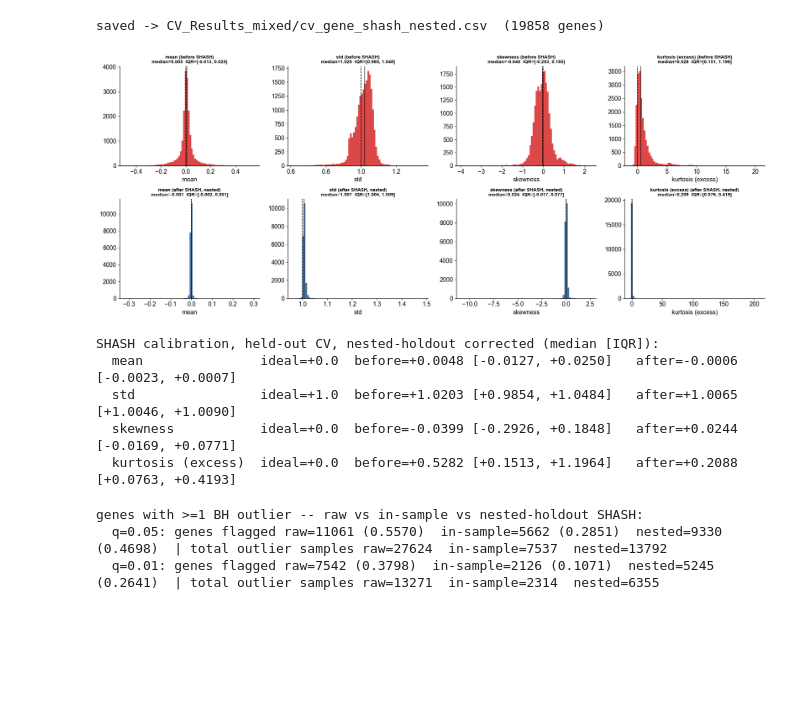
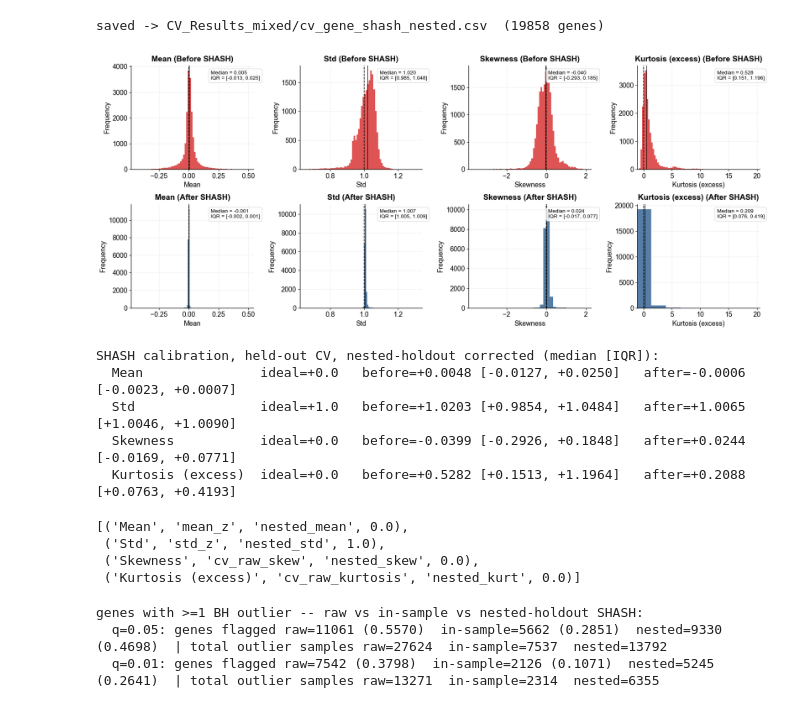
Before and after one commit to jmj3078/cfRNA_Disentaglement, a Jupyter notebook: MixedEffectsModeling/1_cv_analysis.ipynb, the cells around one changed output. Drawn from its saved outputs; the diff is of its cells as text; code cells hidden in the pictures; blank space fills up the shorter version.

```diff
--- a/MixedEffectsModeling/1_cv_analysis.ipynb
+++ b/MixedEffectsModeling/1_cv_analysis.ipynb
@@ -290,38 +338,72 @@ saved -> CV_Results_mixed/cv_gene_shash_nested.csv  (19858 genes)
 # %%
 cv2 = cv.merge(shn[['gene', 'ins_mean', 'ins_std', 'ins_skew', 'ins_kurt',
                     'nested_mean', 'nested_std', 'nested_skew', 'nested_kurt']], on='gene', how='left')
 
-metrics = [('mean', 'mean_z', 'nested_mean', 0.0),
-          ('std', 'std_z', 'nested_std', 1.0),
-          ('skewness', 'cv_raw_skew', 'nested_skew', 0.0),
-          ('kurtosis (excess)', 'cv_raw_kurtosis', 'nested_kurt', 0.0)]
+metrics = [
+    ('Mean', 'mean_z', 'nested_mean', 0.0),
+    ('Std', 'std_z', 'nested_std', 1.0),
+    ('Skewness', 'cv_raw_skew', 'nested_skew', 0.0),
+    ('Kurtosis (excess)', 'cv_raw_kurtosis', 'nested_kurt', 0.0)
+]
 
-fig, axes = plt.subplots(2, 4, figsize=(20, 8))
+fig, axes = plt.subplots(2, 4, figsize=(18, 7.5))
+
 for col, (lab, raw_c, corr_c, ideal) in enumerate(metrics):
-    for row, (c, title, color) in enumerate([(raw_c, f'{lab} (before SHASH)', '#d62828'),
-                                              (corr_c, f'{lab} (after SHASH, nested)', '#2b5c8f')]):
+    xlim = cv2[raw_c].dropna().quantile([0, 1]).values  # before-SHASH range, shared with after-SHASH panel
+    rows_info = [
+        (raw_c, f'{lab} (Before SHASH)', '#d62828'),
+        (corr_c, f'{lab} (After SHASH)', '#2b5c8f')
+    ]
+
+    for row, (c, title, color) in enumerate(rows_info):
         ax = axes[row, col]
         v = cv2[c].dropna()
-        ax.hist(v, bins=80, color=color, edgecolor='none', alpha=0.85)
+
+        ax.hist(v, bins=80, color=color, edgecolor='none', alpha=0.8)
         ax.axvline(ideal, color='black', linewidth=1.2, linestyle='--')
         ax.axvline(v.median(), color='black', linewidth=1.0)
-        ax.set_title(f'{title}\nmedian={v.median():.3f}  IQR=[{v.quantile(.25):.3f}, {v.quantile(.75):.3f}]',
-                    fontsize=10, fontweight='bold')
+        ax.set_xlim(xlim)
+
+        ax.set_title(title, fontweight='bold', pad=8)
         ax.set_xlabel(lab)
-plt.tight_layout(); plt.savefig(FIG / 'cv_shash_before_after.png', dpi=150, bbox_inches='tight'); plt.show()
+        ax.set_ylabel('Frequency')
+
+        med = v.median()
+        q25 = v.quantile(0.25)
+        q75 = v.quantile(0.75)
+        stats_text = f"Median = {med:.3f}\nIQR = [{q25:.3f}, {q75:.3f}]"
+        bbox_props = dict(boxstyle='round,pad=0.4', facecolor='white', alpha=0.85, edgecolor='#cccccc', linewidth=0.8)
+
+        ax.text(0.65, 0.95, stats_text, transform=ax.transAxes,
+                verticalalignment='top', horizontalalignment='left', bbox=bbox_props)
+
+        ax.spines['top'].set_visible(False)
+        ax.spines['right'].set_visible(False)
+        ax.grid(True, linestyle=':', alpha=0.4)
+
+plt.tight_layout()
+plt.savefig(FIG / 'cv_shash_before_after.png', dpi=300, bbox_inches='tight')
+plt.show()
 
 print('SHASH calibration, held-out CV, nested-holdout corrected (median [IQR]):')
 for lab, raw_c, corr_c, ideal in metrics:
     r, c = cv2[raw_c].dropna(), cv2[corr_c].dropna()
-    print(f'  {lab:18s} ideal={ideal:+.1f}  before={r.median():+.4f} [{r.quantile(.25):+.4f}, {r.quantile(.75):+.4f}]'
-         f'   after={c.median():+.4f} [{c.quantile(.25):+.4f}, {c.quantile(.75):+.4f}]')
+    print(f'  {lab:18s} ideal={ideal:+.1f}   before={r.median():+.4f} [{r.quantile(.25):+.4f}, {r.quantile(.75):+.4f}]'
+          f'   after={c.median():+.4f} [{c.quantile(.25):+.4f}, {c.quantile(.75):+.4f}]')
 # %% [output]
-[figure, old version]
+[figure, new version]
 SHASH calibration, held-out CV, nested-holdout corrected (median [IQR]):
-  mean               ideal=+0.0  before=+0.0048 [-0.0127, +0.0250]   after=-0.0006 [-0.0023, +0.0007]
-  std                ideal=+1.0  before=+1.0203 [+0.9854, +1.0484]   after=+1.0065 [+1.0046, +1.0090]
-  skewness           ideal=+0.0  before=-0.0399 [-0.2926, +0.1848]   after=+0.0244 [-0.0169, +0.0771]
-  kurtosis (excess)  ideal=+0.0  before=+0.5282 [+0.1513, +1.1964]   after=+0.2088 [+0.0763, +0.4193]
+  Mean               ideal=+0.0   before=+0.0048 [-0.0127, +0.0250]   after=-0.0006 [-0.0023, +0.0007]
+  Std                ideal=+1.0   before=+1.0203 [+0.9854, +1.0484]   after=+1.0065 [+1.0046, +1.0090]
+  Skewness           ideal=+0.0   before=-0.0399 [-0.2926, +0.1848]   after=+0.0244 [-0.0169, +0.0771]
+  Kurtosis (excess)  ideal=+0.0   before=+0.5282 [+0.1513, +1.1964]   after=+0.2088 [+0.0763, +0.4193]
+# %%
+metrics
+# %% [output]
+[('Mean', 'mean_z', 'nested_mean', 0.0),
+ ('Std', 'std_z', 'nested_std', 1.0),
+ ('Skewness', 'cv_raw_skew', 'nested_skew', 0.0),
+ ('Kurtosis (excess)', 'cv_raw_kurtosis', 'nested_kurt', 0.0)]
 # %%
 CAT_LABELS = ['0 (Best)', '1', '2', '3', '4', '5+']
 
```
Also changed, not shown: parts of 1 cell of this notebook, 10 other files.
